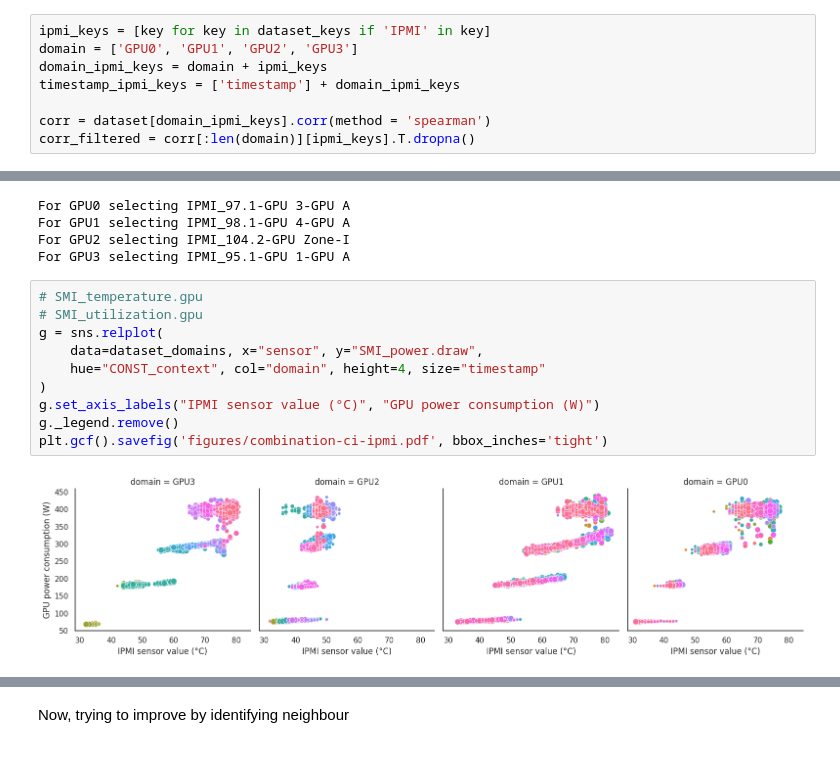
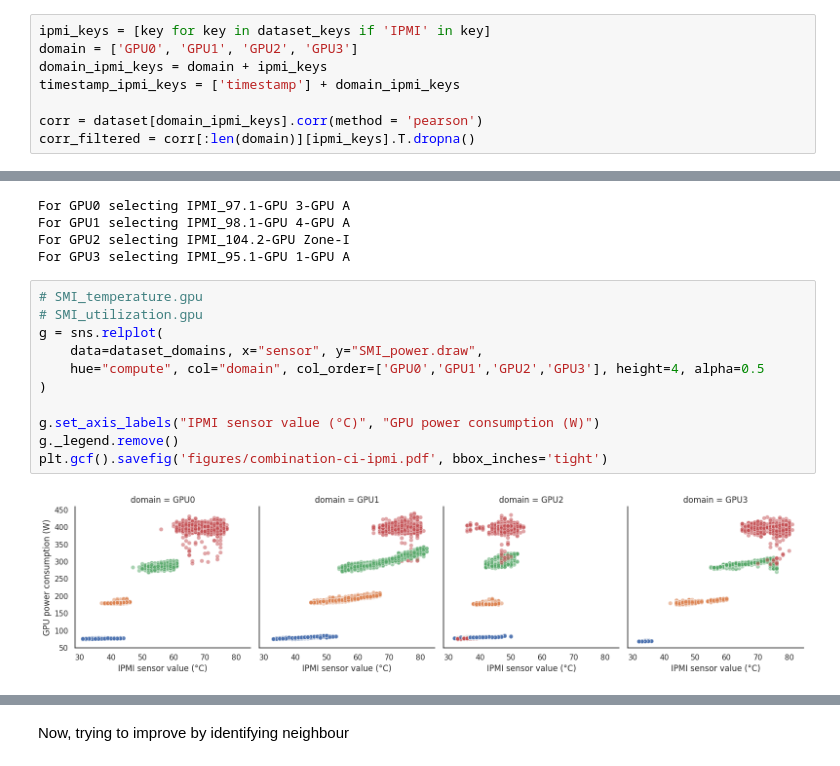
Before and after one commit to jacquetpi/cloud-gpu-manager, a Jupyter notebook: notebooks/passthroug-investig.ipynb, the cells around one changed output, grey strips where cells are left out. Cells and saved outputs as stored; diff of their text form.

```diff
--- a/notebooks/passthroug-investig.ipynb
+++ b/notebooks/passthroug-investig.ipynb
@@ -55,7 +55,7 @@ domain = ['GPU0', 'GPU1', 'GPU2', 'GPU3']
 domain_ipmi_keys = domain + ipmi_keys
 timestamp_ipmi_keys = ['timestamp'] + domain_ipmi_keys
 
-corr = dataset[domain_ipmi_keys].corr(method = 'spearman')
+corr = dataset[domain_ipmi_keys].corr(method = 'pearson')
 corr_filtered = corr[:len(domain)][ipmi_keys].T.dropna()
 # %% [markdown]
 Correlation between IPMI and GPU temp
@@ -90,12 +90,13 @@ For GPU3 selecting IPMI_95.1-GPU 1-GPU A
 # %%
 # SMI_temperature.gpu
 # SMI_utilization.gpu
 g = sns.relplot(
     data=dataset_domains, x="sensor", y="SMI_power.draw",
-    hue="CONST_context", col="domain", height=4, size="timestamp"
+    hue="compute", col="domain", col_order=['GPU0','GPU1','GPU2','GPU3'], height=4, alpha=0.5
 )
+
 g.set_axis_labels("IPMI sensor value (°C)", "GPU power consumption (W)")
 g._legend.remove()
 plt.gcf().savefig('figures/combination-ci-ipmi.pdf', bbox_inches='tight')
 # %% [output]
-[figure, old version]
+[figure, new version]
```
Also changed, not shown: parts of 5 cells of this notebook.
